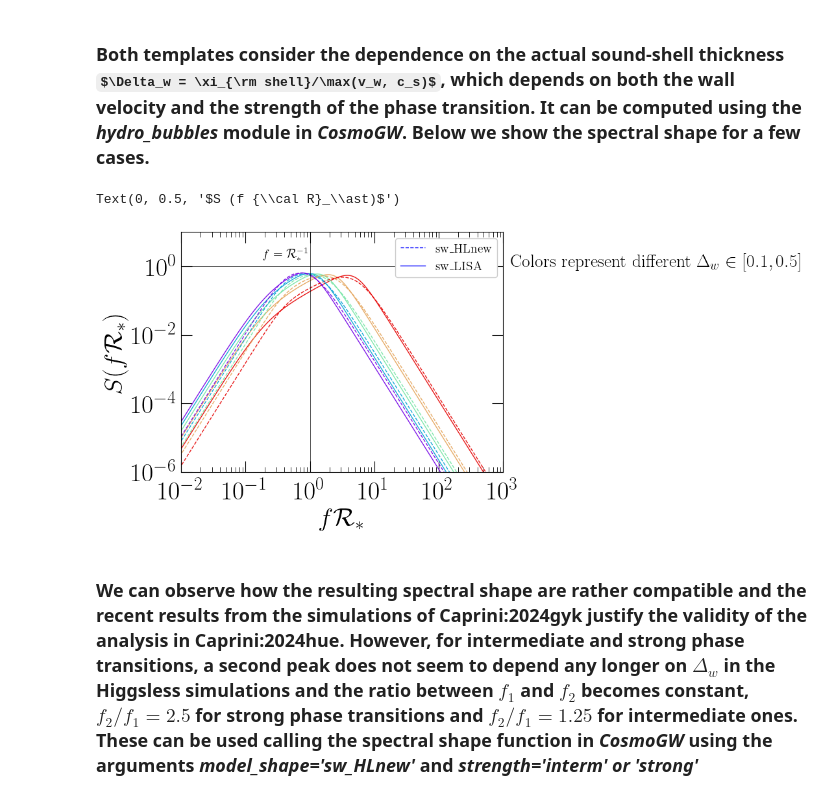
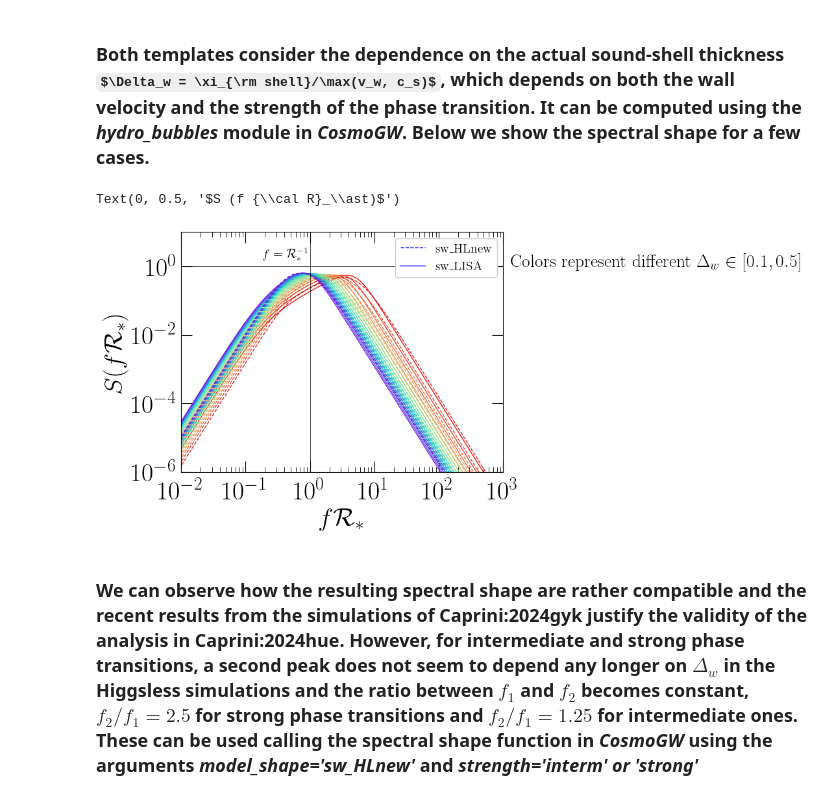
Before and after one commit to CosmoGW/CosmoGW, a Jupyter notebook: tutorials/GWs_sound-waves.ipynb, the cells around one changed output. Drawn from its saved outputs; the diff is of its cells as text; code cells hidden in the pictures; some formulas as TeX source.

```diff
--- a/tutorials/GWs_sound-waves.ipynb
+++ b/tutorials/GWs_sound-waves.ipynb
@@ -219,8 +117,7 @@ Oms_xi = hb.kappas_Esp(vws, alphas)*alphas/(1 + cs2)
 ### Similarly, Caprini:2024hue uses $K = 0.6 K_\xi$ based on the simulations of Jinno:2022mie. To incorporate a constant factor (like 0.6), the GW spectrum can just be multiplied by the squared of this factor, so this case does not require a particular option in the different functions of *CosmoGW*.
 # %%
 # take values from higgsless dataset
-dirr = importlib.resources.open_binary('cosmoGW',
-                'resources/higgsless/parameters_fit_sims.csv')
+dirr = cGW.HOME + 'resources/higgsless/parameters_fit_sims.csv'
 df   = pd.read_csv(dirr)
 
 K0, K0num, _, _ = tmp.interpolate_HL_vals(df, vws, val_alphas, quiet=True, numerical=True,
@@ -343,23 +243,25 @@ plot_sets.axes_lines()
 ### We can now include the effect of Universe expansion for different values of $\beta/H_\ast$
 # %%
 dtfins = np.logspace(-6, 6, 100)
-betas = np.logspace(1, 3, 3)
+betas  = np.logspace(1, 3, 3)
 
 plt.plot(dtfins, dtfins, color='black', ls='dashed')
 
 Ups    = dtfins/(1 + dtfins)
-lf2   = hb.Rstar_beta(val_vws, corr=True)
+lf2    = hb.Rstar_beta(val_vws, corr=True)
 lf2, _ = np.meshgrid(lf2, val_alphas, indexing='ij')
-dtdur = lf2/np.sqrt(Oms_xi2)
+dtdur  = lf2/np.sqrt(Oms_xi2)
 
 i = 1
 plt.plot(dtfins*betas[i], Ups*betas[i], color='black', lw=2)
+K2int_exp = np.zeros((len(dtfins), len(val_vws), len(val_alphas)))
+K2int_exp_tdur = np.zeros((len(val_vws), len(val_alphas)))
 for j in range(0, len(val_alphas)):
     for l in range(0, len(val_vws)):
-        K2int_exp_tdur = mod.K2int(dtdur[l, j]/betas[i], dt0=10., K0=1., b=bnum[l, j], expansion=True, beta=betas[i])
-        plt.plot(dtdur[l, j], K2int_exp_tdur*betas[i], 'o', color=cols2[j])
-        K2int_exp = mod.K2int(dtfins, K0=1., dt0=10., b=bnum[l, j], expansion=True, beta=betas[i])
-        plt.plot(dtfins*betas[i], K2int_exp*betas[i], color=cols2[j], alpha=0.5, lw=1)
+        K2int_exp_tdur[l, j] = mod.K2int(dtdur[l, j]/betas[i], dt0=mod.dt0_ref, K0=1., b=bnum[l, j], expansion=True, beta=betas[i])
+        plt.plot(dtdur[l, j], K2int_exp_tdur[l, j]*betas[i], 'o', color=cols2[j])
+        K2int_exp[:, l, j] = mod.K2int(dtfins, K0=1., dt0=mod.dt0_ref, b=bnum[l, j], expansion=True, beta=betas[i])
+        plt.plot(dtfins*betas[i], K2int_exp[:, l, j]*betas[i], color=cols2[j], alpha=0.5, lw=1)
 
 plt.loglog()
 plt.xlim(1e0, 1e4)
@@ -450,28 +352,28 @@ s = np.logspace(-3, 5, 1000)
 # sw_LISAold model
 S  = tmp.Sf_shape_sw(s, model='sw_LISAold')
 S0 = 1./np.trapezoid(S, np.log(s))
-S  = S*S0
-plt.loglog(s, S, color='black', label='sw_LISAold (PTplot)')
+S_swLISAold  = S*S0
+plt.loglog(s, S_swLISAold, color='black', label='sw_LISAold (PTplot)')
 
 # the result changes for different sound shell thickness
-Dw = np.linspace(0.1, 0.5, 5)
+Dw = np.linspace(0.1, 0.5, 15)
 cols3  = cmap(np.linspace(0, 1, len(Dw)))
 cols3  = tuple(component * darken_factor for component in cols3)
 
 # sw_SSM model
-S     = tmp.Sf_shape_sw(s, Dw=Dw, model='sw_SSM')
+S  = tmp.Sf_shape_sw(s, Dw=Dw, model='sw_SSM')
 S0 = 1./np.trapezoid(S, np.log(s), axis=0)
-S  = S*S0
+S_swSSM  = S*S0
 for i in range(0, len(Dw)):
-    plt.loglog(s, S[:, i], ls='dashed', color=cols3[i], lw=1, alpha=.3)
+    plt.loglog(s, S_swSSM[:, i], ls='dashed', color=cols3[i], lw=1, alpha=.3)
 plt.plot([], [], color='blue', ls='dashed', lw=1, label='sw_SSM', alpha=.3)
 
 # sw_HL model
-S     = tmp.Sf_shape_sw(s, Dw=Dw, model='sw_HL')
+S  = tmp.Sf_shape_sw(s, Dw=Dw, model='sw_HL')
 S0 = 1./np.trapezoid(S, np.log(s), axis=0)
-S  = S*S0
+S_swHL = S*S0
 for i in range(0, len(Dw)):
-    plt.loglog(s, S[:, i], color=cols3[i], lw=1)
+    plt.loglog(s, S_swHL[:, i], color=cols3[i], lw=1)
 plt.plot([], [], color='blue', lw=1, label='sw_HL')
 
 plt.legend(fontsize=14, framealpha=True)
@@ -507,33 +409,35 @@ Text(0, 0.5, '$S (f {\\cal R}_\\ast)$')
 # %%
 # spectral shape using model sw_LISA
 S  = tmp.Sf_shape_sw(s, Dw=Dw, model='sw_LISA')
 S0 = 1./np.trapezoid(S, np.log(s), axis=0)
+S_sw_LISA = S*S0
 for i in range(0, len(Dw)):
-    plt.loglog(s, S[:, i]*S0[i], color=cols3[i], lw=1)
+    plt.loglog(s, S_sw_LISA[:, i], color=cols3[i], lw=1)
 
 # spectral shape using model sw_HLnew
-S     = tmp.Sf_shape_sw(s, Dw=Dw, model='sw_HLnew')
+S = tmp.Sf_shape_sw(s, Dw=Dw, model='sw_HLnew')
 S0 = 1./np.trapezoid(S, np.log(s), axis=0)
+S_sw_HL = S*S0
 for i in range(0, len(Dw)):
-    plt.loglog(s, S[:, i]*S0[i], ls='dashed', color=cols3[i], lw=1)
+    plt.loglog(s, S_sw_HL[:, i], ls='dashed', color=cols3[i], lw=1)
 
 plt.plot([], [], color='blue', ls='dashed', lw=1, label='sw_HLnew')
 plt.plot([], [], color='blue', lw=1, label='sw_LISA')
 
 plt.legend(fontsize=14, framealpha=True)
 plt.xlim(1e-2, 1e3)
 plt.ylim(1e-6, 1e1)
 plt.yticks(np.logspace(-6, 0, 4))
 plt.hlines(1, 1e-2, 1e4, color='black', lw=.5)
 plt.vlines(1, 1e-9, 1e4, color='black', lw=.5)
 plot_sets.axes_lines()
 plt.text(1.3e3, 1e0, r'Colors represent different $\Delta_w \in [0.1, 0.5]$')
 plt.text(.18, 1.8, r'$f = {\cal R}_\ast^{-1}$', fontsize=14)
 plt.xlabel(r'$f {\cal R}_\ast$')
 plt.ylabel(r'$S (f {\cal R}_\ast)$')
 # %% [output]
 Text(0, 0.5, '$S (f {\\cal R}_\\ast)$')
-[figure, old version]
+[figure, new version]
 # %% [markdown]
 ### We can observe how the resulting spectral shape are rather compatible and the recent results from the simulations of Caprini:2024gyk justify the validity of the analysis in Caprini:2024hue. However, for intermediate and strong phase transitions, a second peak does not seem to depend any longer on $\Delta_w$ in the Higgsless simulations and the ratio between $f_1$ and $f_2$ becomes constant, $f_2/f_1 = 2.5$ for strong phase transitions and $f_2/f_1 = 1.25$ for intermediate ones. These can be used calling the spectral shape function in *CosmoGW* using the arguments *model_shape='sw_HLnew'* and *strength='interm' or 'strong'*
 # %%
```
Also changed, not shown: parts of 17 cells of this notebook.
